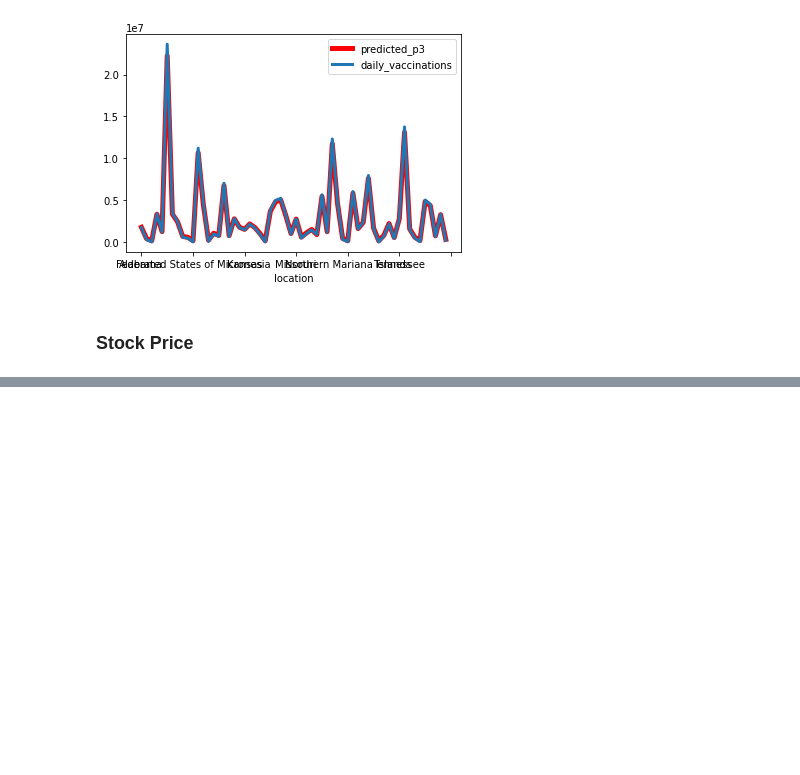
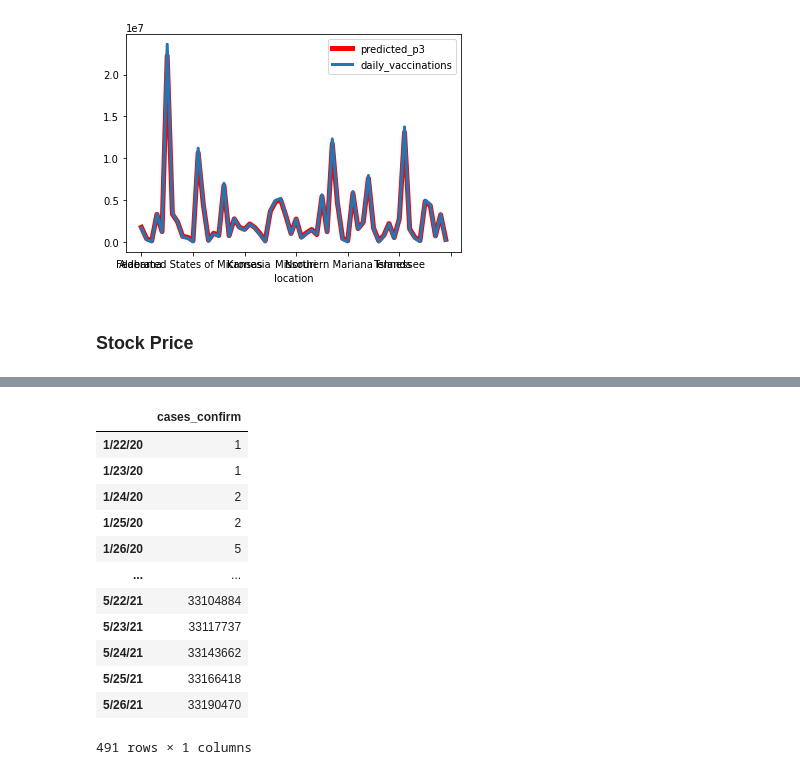
Before and after one commit to juno-yuu/COVID-Vaccine-and-Biotech-industry, a Jupyter notebook: Final_Project_Clean.ipynb, the cells around one changed output, grey strips where cells are left out. Cells and saved outputs as stored; diff of their text form; code cells hidden in the pictures; blank space fills up the shorter version.

```diff
--- a/Final_Project_Clean.ipynb
+++ b/Final_Project_Clean.ipynb
@@ -350,3 +350,4 @@ plt.show()
 case_confirmed_state = case_confirmed.groupby('Province_State').sum()
 case_confirmed_state = case_confirmed_state.iloc[:,5:]
 case_confirmed_state = case_confirmed_state.transpose()
+case_confirmed_state['cases_confirm'] = case_confirmed_state.sum(axis = 1)
@@ -361,0 +354,18 @@ case_confirmed_state.head()
+# %%
+case_confirmed_us = pd.DataFrame(case_confirmed_state['cases_confirm'])
+# %%
+case_confirmed_us
+# %% [output]
+|  | cases_confirm |
+| 1/22/20 | 1 |
+| 1/23/20 | 1 |
+| 1/24/20 | 2 |
+| 1/25/20 | 2 |
+| 1/26/20 | 5 |
+| ... | ... |
+| 5/22/21 | 33104884 |
+| 5/23/21 | 33117737 |
+| 5/24/21 | 33143662 |
+| 5/25/21 | 33166418 |
+| 5/26/21 | 33190470 |
+491 rows × 1 columns
```
Also changed, not shown: parts of 1 cell of this notebook.
